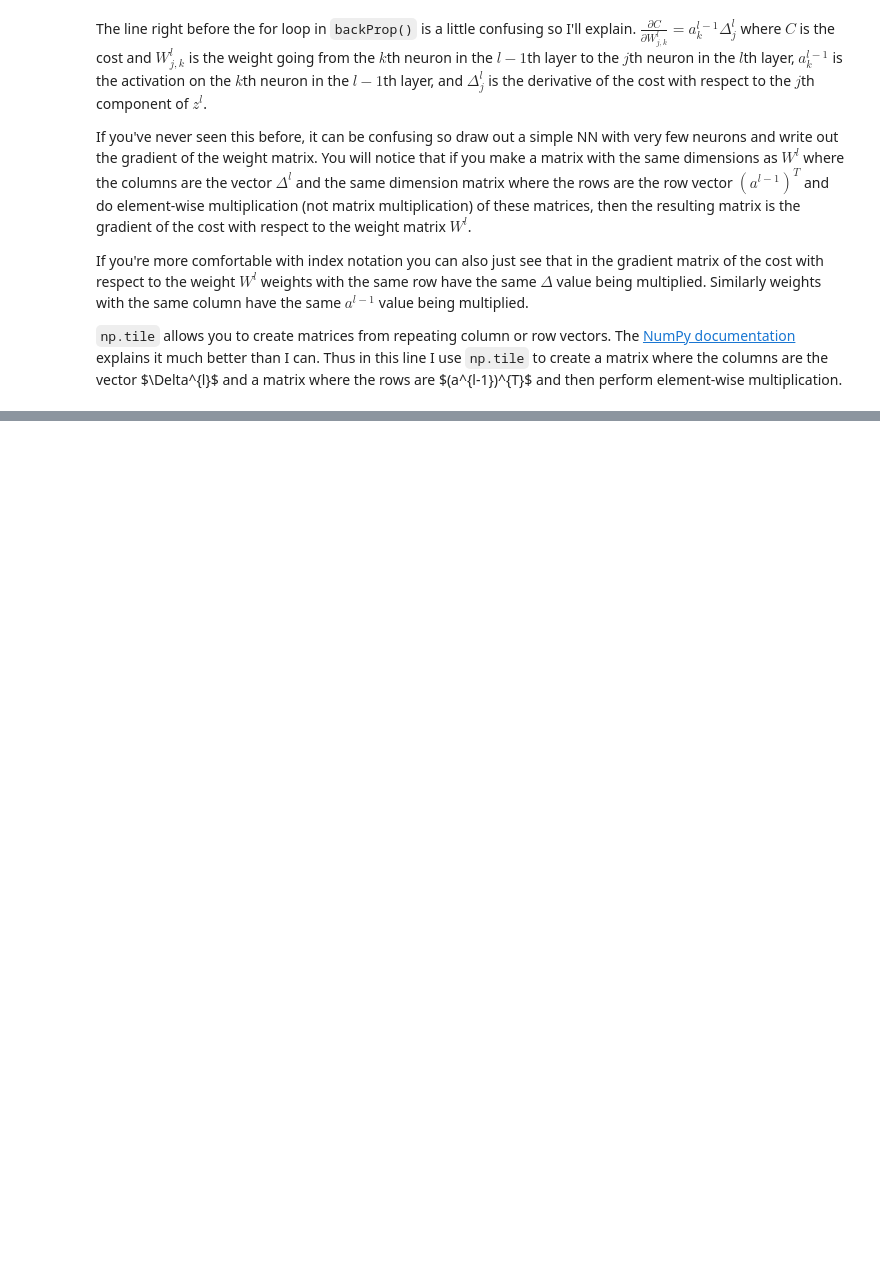
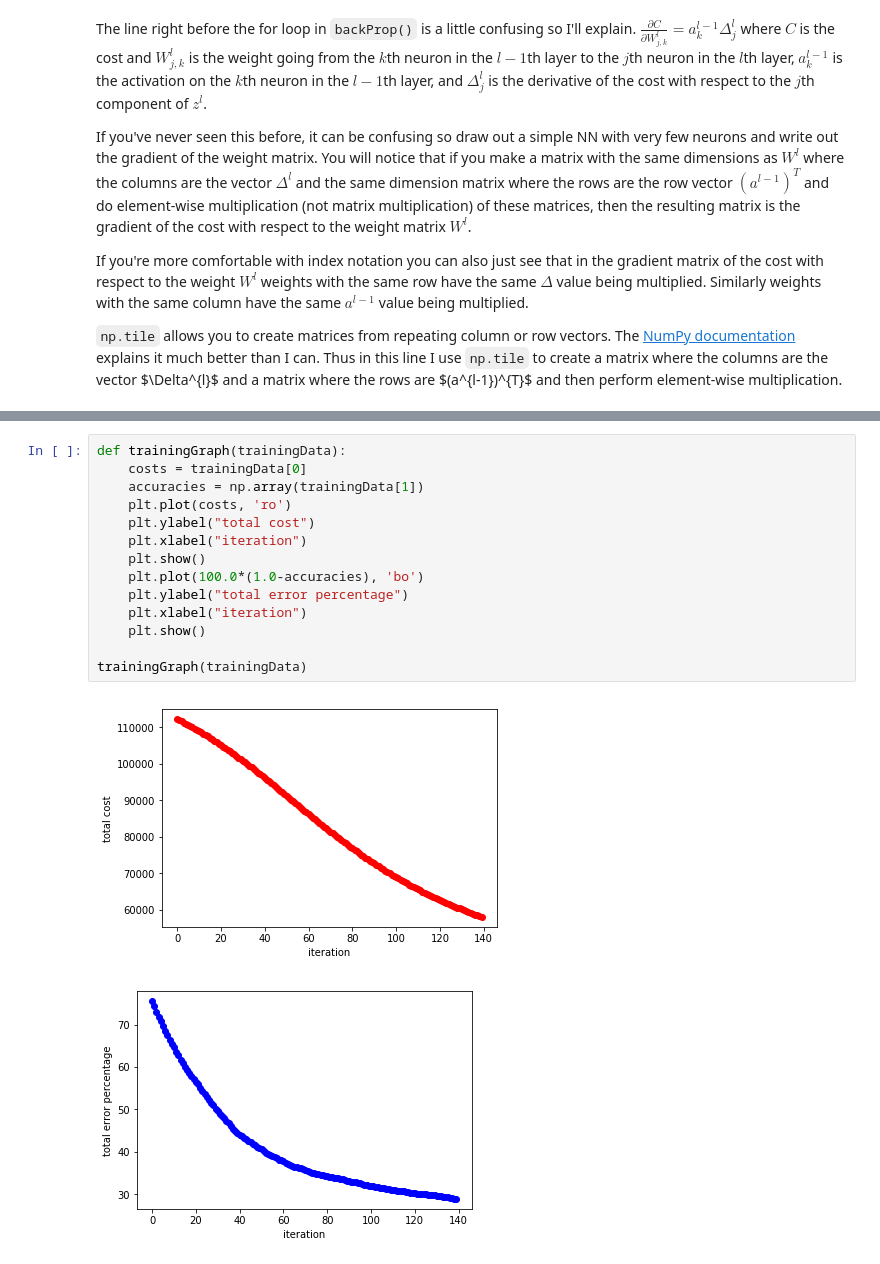
Before and after one commit to nflu/MNIST, a Jupyter notebook: Neural_Network.ipynb, the cells around one changed output, grey strips where cells are left out. Saved outputs shown, nothing was run; the diff lists cells and outputs as text; blank space fills up the shorter version.

```diff
--- a/Neural_Network.ipynb
+++ b/Neural_Network.ipynb
@@ -547,0 +399,17 @@ error: 9.66 %
+# %%
+def trainingGraph(trainingData):
+    costs = trainingData[0]
+    accuracies = np.array(trainingData[1])
+    plt.plot(costs, 'ro')
+    plt.ylabel("total cost")
+    plt.xlabel("iteration")
+    plt.show()
+    plt.plot(100.0*(1.0-accuracies), 'bo')
+    plt.ylabel("total error percentage")
+    plt.xlabel("iteration")
+    plt.show()
+
+trainingGraph(trainingData)
+# %% [output]
+[figure, added]
+[figure, added]
```
Also changed, not shown: parts of 76 cells of this notebook.
